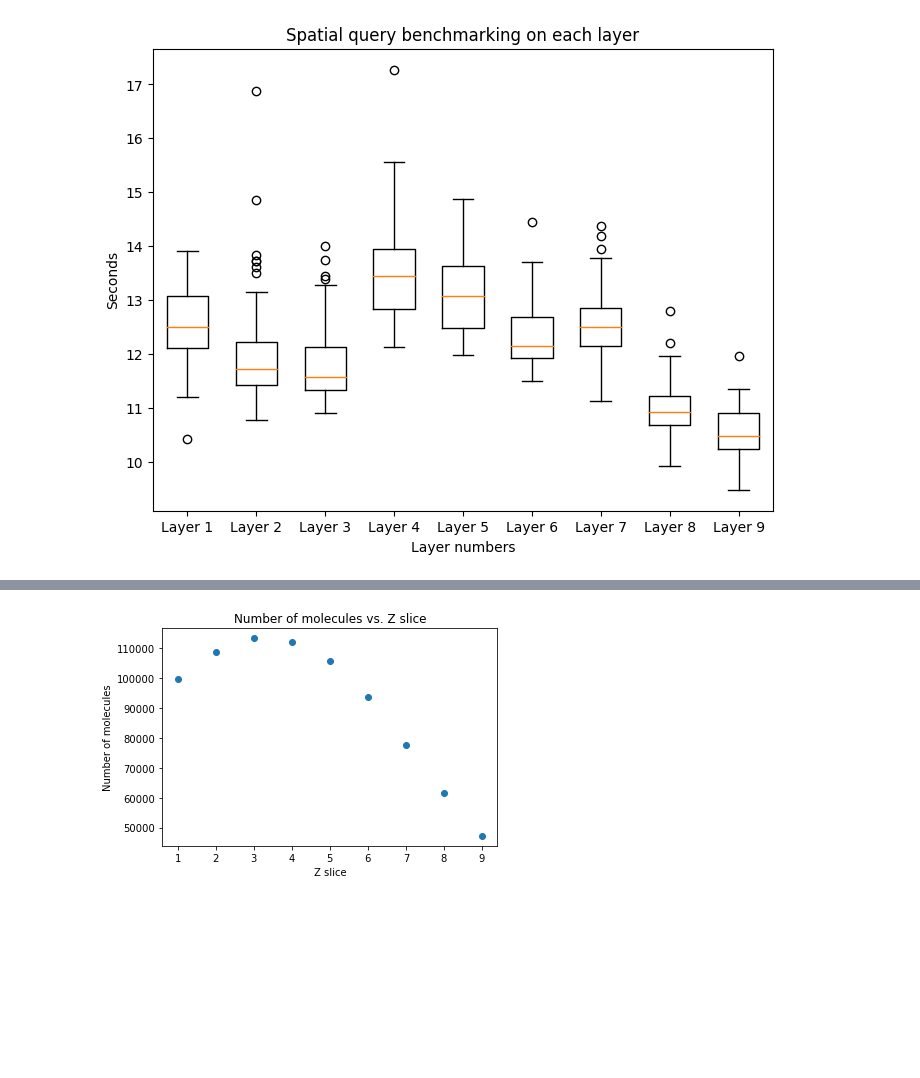
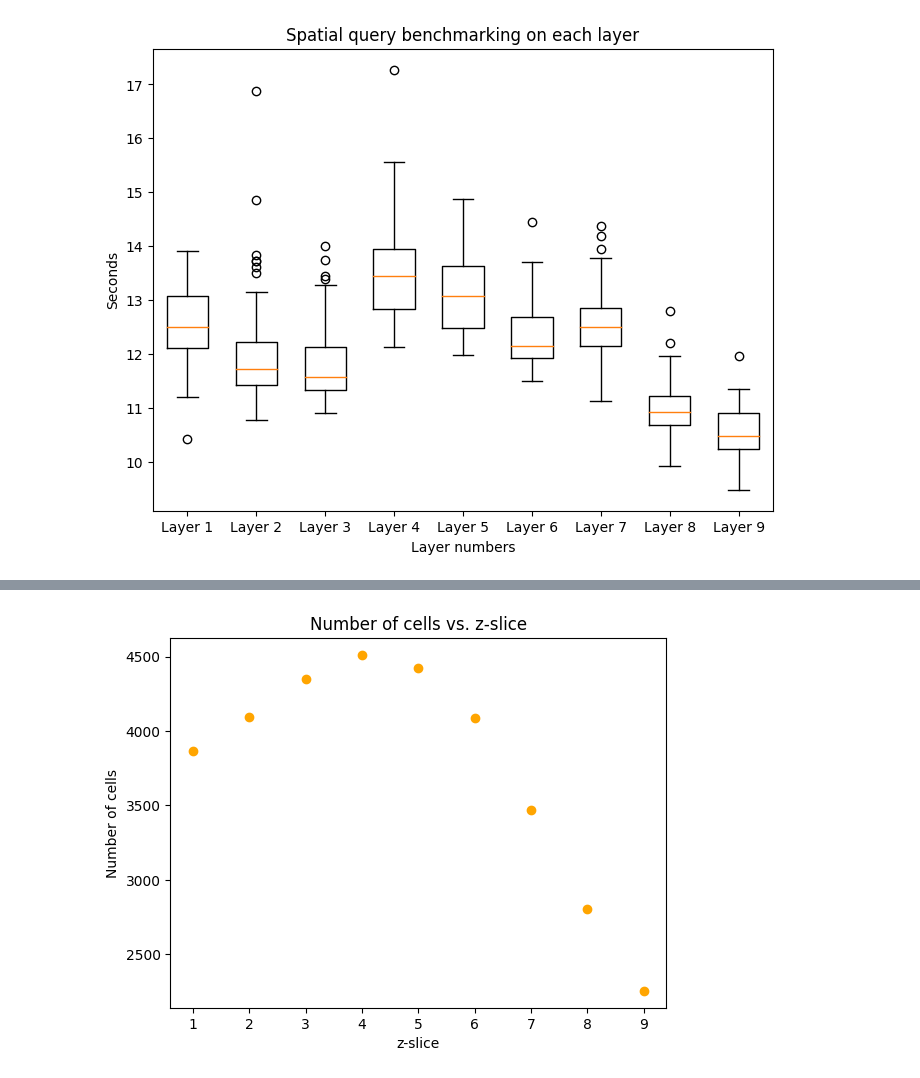
Before and after one commit to ccb-hms/hmc-clinic-2022-23, a Jupyter notebook: assignment_5/Notebooks/benchmarking.ipynb, the cells around one changed output, grey strips where cells are left out. Saved outputs shown, nothing was run; the diff lists cells and outputs as text; code cells hidden in the pictures; blank space fills up the shorter version.

```diff
--- a/assignment_5/Notebooks/benchmarking.ipynb
+++ b/assignment_5/Notebooks/benchmarking.ipynb
@@ -287,26 +283,16 @@ plt.show();
 # %%
 # Generate some sample data
 data = time_stats
 x = np.arange(1, 10)
 
 # Create figure and axis objects
 fig, ax1 = plt.subplots()
 
-num_molecules = np.array([99672,
-                    108756,
-                    113329,
-                    112233,
-                    105632,
-                    93646,
-                    77545,
-                    61641,
-                    47211])
-
-ax1.scatter(x, num_molecules, marker='o', alpha=1)
-ax1.set_ylabel("Number of molecules")
-ax1.set_xlabel("Z slice")
-plt.title("Number of molecules vs. Z slice");
-plt.savefig('molecule_vs_z.pdf', format="pdf", bbox_inches='tight');
+ax1.scatter(x, num_cells, marker='o', alpha=1, color='orange')
+ax1.set_ylabel("Number of cells")
+ax1.set_xlabel("z-slice")
+plt.title("Number of cells vs. z-slice");
+plt.savefig('cells_vs_z.pdf', format="pdf", bbox_inches='tight');
 plt.show()
 # %% [output]
-[figure, old version]
+[figure, new version]
```
Also changed, not shown: parts of 30 cells of this notebook, 17 other files.
